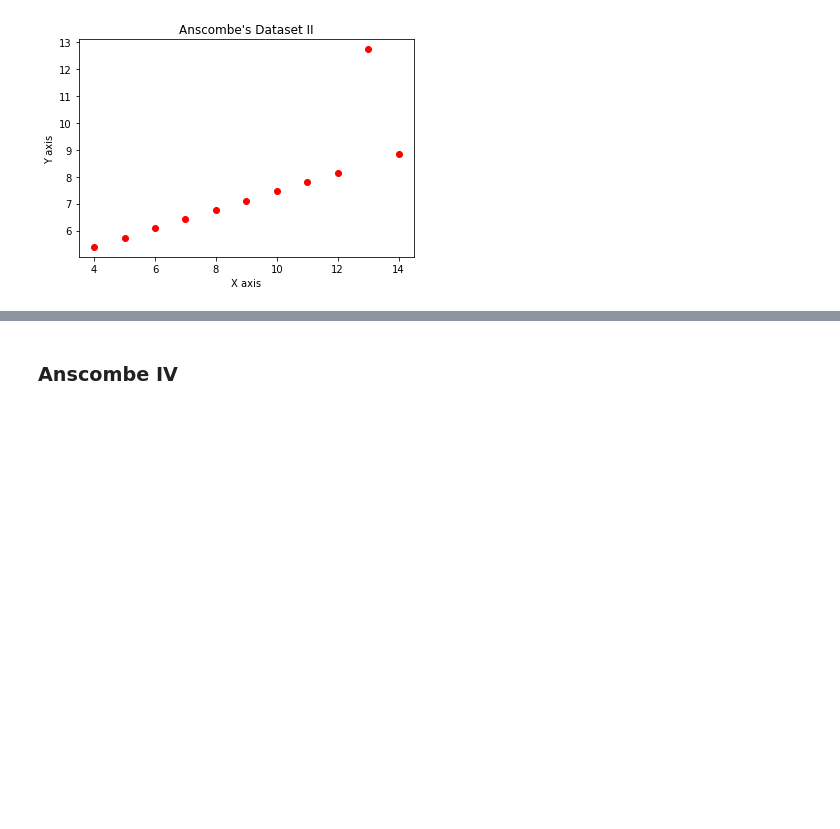
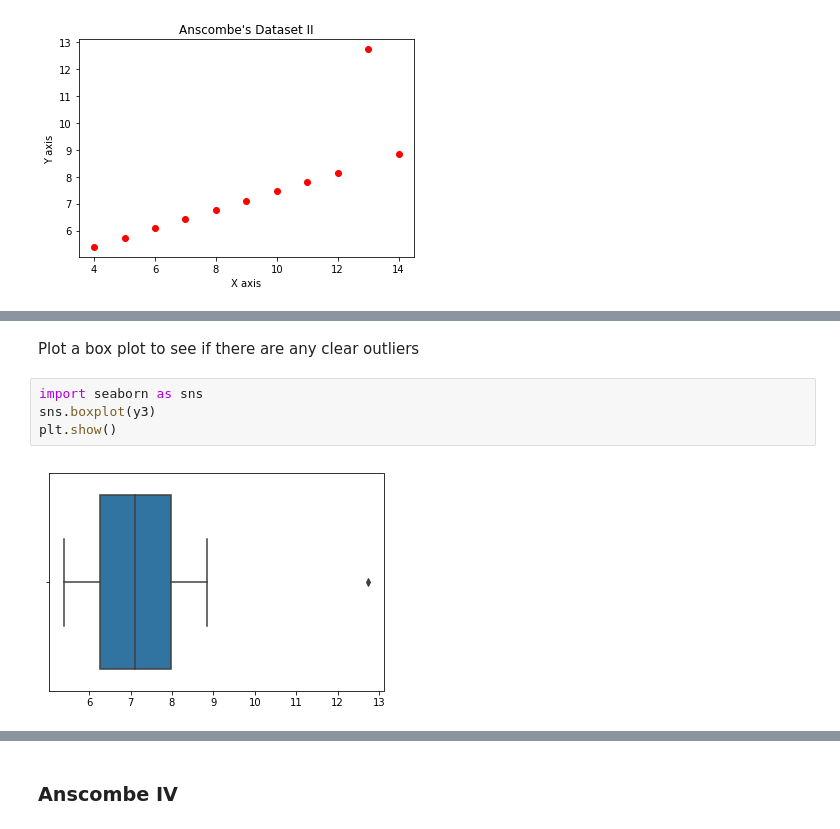
Before and after one commit to Osheah/foda-anscombe, a Jupyter notebook: anscombe.ipynb, the cells around one changed output, grey strips where cells are left out. Saved outputs shown, nothing was run; the diff lists cells and outputs as text; blank space fills up the shorter version.

```diff
--- a/anscombe.ipynb
+++ b/anscombe.ipynb
@@ -257,3 +270,11 @@ plt.show()
 The linear regression line slope is 0.5
  with the y intercept  3.0
 [figure]
+# %% [markdown]
+Plot a box plot to see if there are any clear outliers
+# %%
+import seaborn as sns
+sns.boxplot(y3)
+plt.show()
+# %% [output]
+[figure, added]
```
Also changed, not shown: parts of 31 cells of this notebook.
